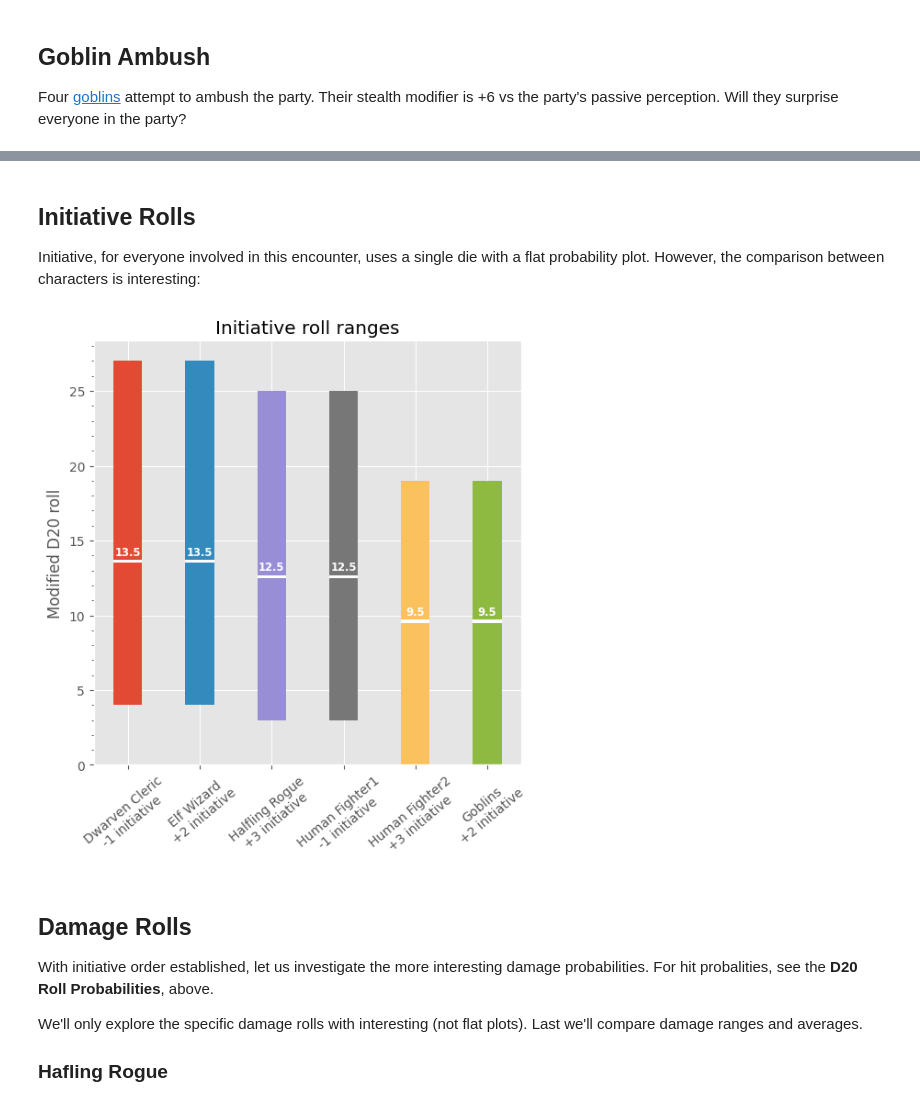
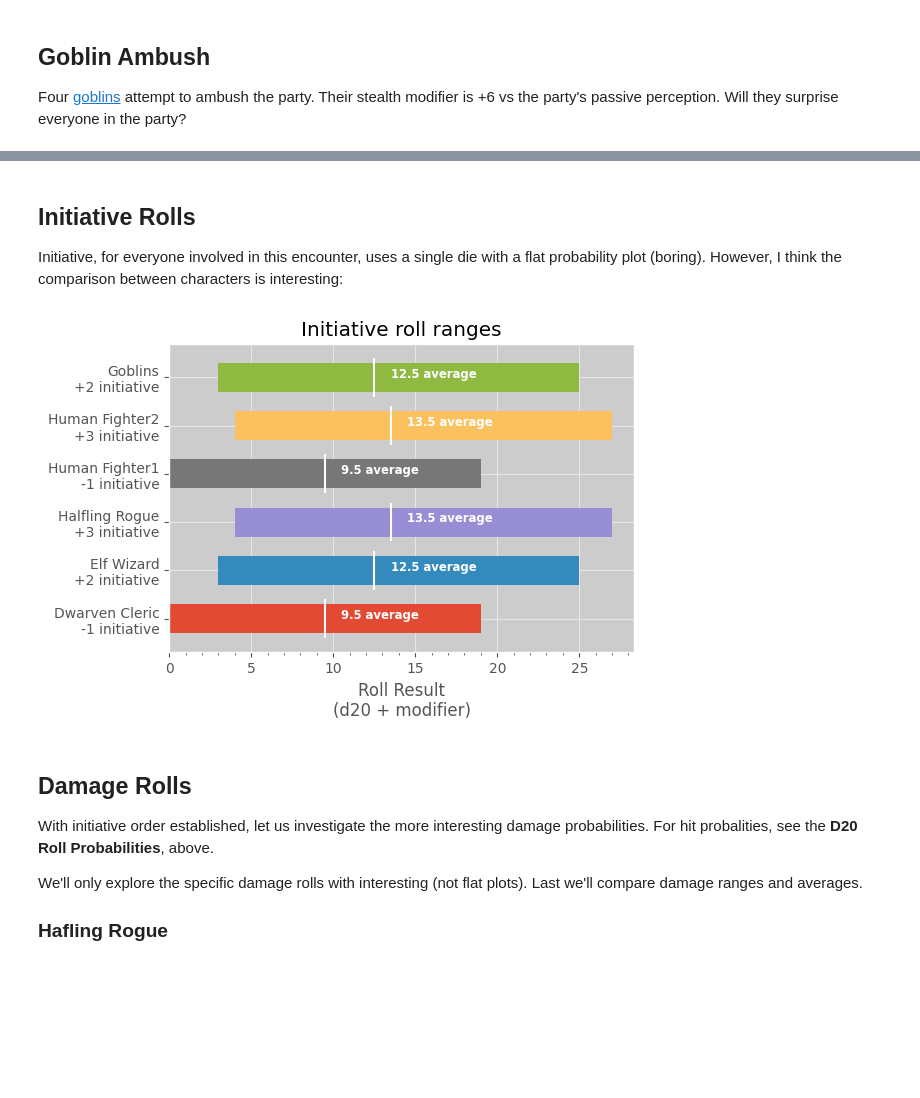
Before and after one commit to TimidRobot/dnd_probabilities, a Jupyter notebook: phandelver_probabilities.ipynb, the cells around one changed output, grey strips where cells are left out. Cells and saved outputs as stored; diff of their text form; code cells hidden in the pictures; blank space fills up the shorter version.

Commit message:
attempt to improve context and plotting clarity

```diff
--- a/phandelver_probabilities.ipynb
+++ b/phandelver_probabilities.ipynb
@@ -114,0 +48,5 @@ plot_success_chance()
+# %%
+# Global dice arrays
+d4 = numpy.arange(1, 5)  # Array of 1-4 inclusive
+d6 = numpy.arange(1, 7)  # Array of 1-6 inclusive
+d20 = numpy.arange(1, 21)  # Array of 1-20 inclusive
@@ -151,58 +253,56 @@ There is only a 27% chance the players will see the hiding goblins.
 # %% [markdown]
 ## Initiative Rolls
 
-Initiative, for everyone involved in this encounter, uses a single die with a flat probability plot. However, the comparison between characters is interesting:
+Initiative, for everyone involved in this encounter, uses a single die with a flat probability plot (boring). However, I think the comparison between characters is interesting:
 # %%
 initiative = [
     # Character, Initiative
     ("Dwarven Cleric\n-1 initiative", -1),
     ("Elf Wizard\n+2 initiative", 2),
     ("Halfling Rogue\n+3 initiative", 3),
     ("Human Fighter1\n-1 initiative", -1),
     ("Human Fighter2\n+3 initiative", 3),
     ("Goblins\n+2 initiative", 2),
 ]
 
 initiative_arrays = []
-for creature, modifier in initiative:
-    initiative_arrays.append(
-        [creature, np.arange(1 + modifier, 21 + modifier)]
-    )
-initiative_arrays = sorted(
-    initiative_arrays, key=lambda x: x[1].mean(), reverse=True
-)
+for _, modifier in initiative:
+    initiative_arrays.append(numpy.arange(1 + modifier, 21 + modifier))
 
+# Initialize plot
 fig, ax = plot.subplots()
-fig.set_size_inches(6, 6)
+fig.set_size_inches(6, 4)
 
-i = 1
-for player, array in initiative_arrays:
-    ax.bar(i, array, width=0.4, bottom=array[0], label=player)
-    ax.bar(i, 0.2, width=0.4, bottom=array.mean(), color="white")
+for i, array in enumerate(initiative_arrays):
+    x = i + 1
+    ax.barh(x, array, height=0.6, left=array[0])
+    ax.vlines(array.mean(), x - 0.4, x + 0.4, color="white")
     ax.annotate(
-        array.mean(),
-        (i, array.mean() + 0.5),
+        f"{array.mean()} average",
+        (array.mean() + 1, x),
         color="white",
         fontsize="small",
         fontweight="bold",
-        horizontalalignment="center",
+        horizontalalignment="left",
     )
-    i += 1
 
+# Configure Title
 ax.set_title("Initiative roll ranges")
-ax.set_ylabel("Modified D20 roll")
-
-ax.xaxis.set_major_locator(
+# Confgure X Axis
+ax.set_xlabel("Roll Result\n(d20 + modifier)")
+ax.xaxis.set_minor_locator(ticker.AutoMinorLocator())
+# Configure Y Axis
+ax.yaxis.set_major_locator(
     ticker.FixedLocator(range(len(initiative_arrays) + 1))
 )
-ax.xaxis.set_major_formatter(
+ax.yaxis.set_major_formatter(
     ticker.FixedFormatter([""] + [item[0] for item in initiative])
 )
-ax.xaxis.set_tick_params(labelrotation=40)
-
-ax.yaxis.set_minor_locator(ticker.AutoMinorLocator())
+# Configure middle plot background and grid color
+ax.grid(color="0.9")
+ax.set_facecolor("0.8")
 # %% [output]
-[figure, old version]
+[figure, new version]
 # %% [markdown]
 ## Damage Rolls
 
```
Also changed, not shown: parts of 22 cells of this notebook.
